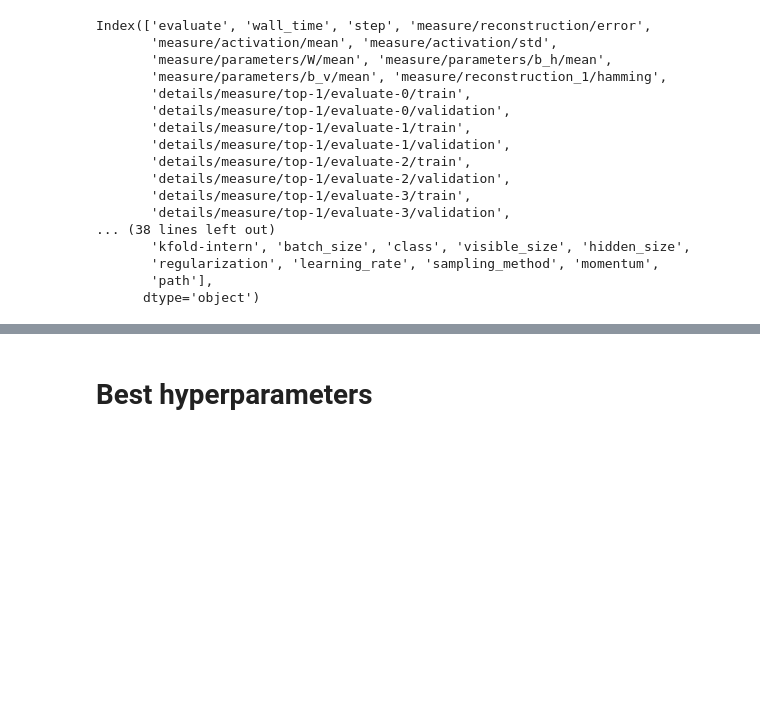
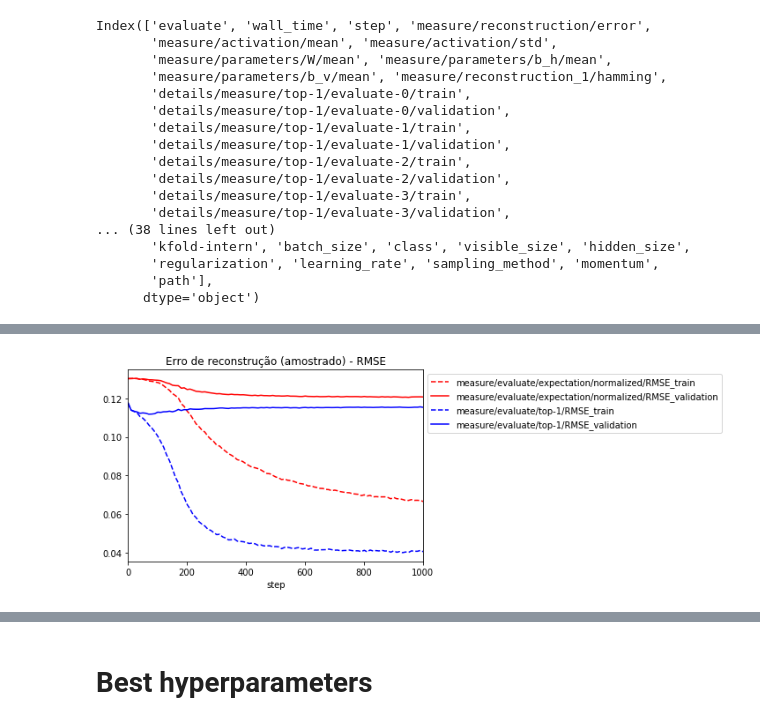
Before and after one commit to SrMouraSilva/RBM, a Jupyter notebook: experiments/notebooks/Log analysis.ipynb, the cells around one changed output, grey strips where cells are left out. Saved outputs shown, nothing was run; the diff lists cells and outputs as text; code cells hidden in the pictures; blank space fills up the shorter version.

```diff
--- a/experiments/notebooks/Log analysis.ipynb
+++ b/experiments/notebooks/Log analysis.ipynb
@@ -36,0 +85,19 @@ Index(['evaluate', 'wall_time', 'step', 'measure/reconstruction/error',
+# %%
+columns = [
+    'measure/evaluate/expectation/normalized/RMSE_train',
+    'measure/evaluate/expectation/normalized/RMSE_validation',
+    #'measure/evaluate/top-5/RMSE_train',
+    #'measure/evaluate/top-5/RMSE_validation',
+    'measure/evaluate/top-1/RMSE_train',
+    'measure/evaluate/top-1/RMSE_validation',
+    #'measure/evaluate/top-1/train',
+    #'measure/evaluate/top-1/validation'
+]
+
+styles=['r--', 'r', 'b--', 'b', ]
+
+ax = data[filter_df(data, filters)].groupby(['step']).mean()[columns].plot(style=styles)
+ax.legend(bbox_to_anchor=(1, 1))
+ax.set_title('Erro de reconstrução (amostrado) - RMSE');
+# %% [output]
+[figure, added]
```
Also changed, not shown: parts of 6 cells of this notebook, 13 other files.
